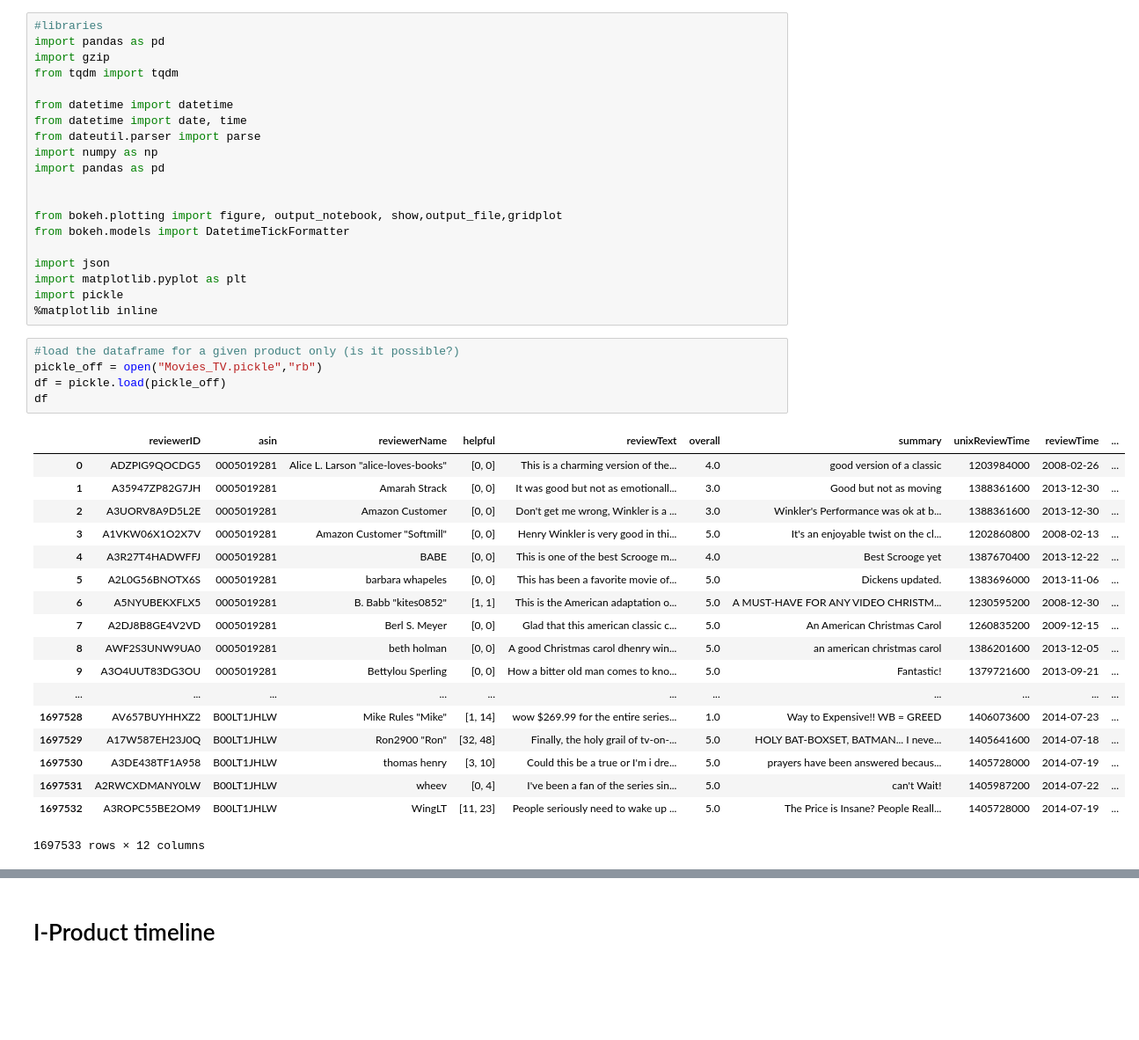
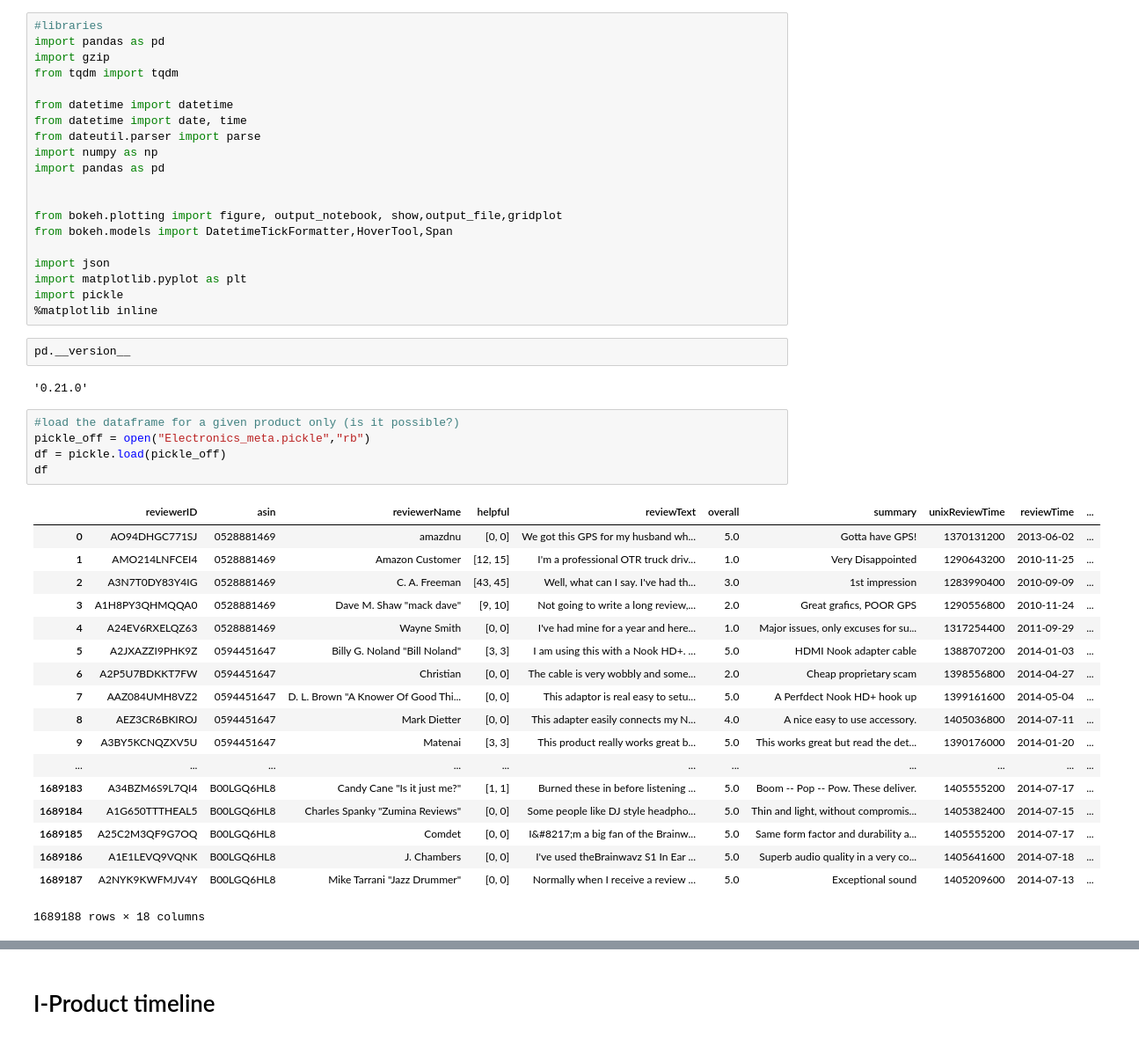
Before and after one commit to sourabhlal/ada2017, a Jupyter notebook: Project/timeline_distribution_correlations.ipynb, the cells around one changed output, grey strips where cells are left out. Shown at 88% size. Cells and saved outputs as stored; diff of their text form; blank space fills up the shorter version.

Commit message:
update
merge the dataframe and the metadata (meta_electronics_merge)
concatenate the reviews (timeline_distribution_correlations)

```diff
--- a/Project/timeline_distribution_correlations.ipynb
+++ b/Project/timeline_distribution_correlations.ipynb
@@ -12,33 +12,37 @@ import pandas as pd
 
 
 from bokeh.plotting import figure, output_notebook, show,output_file,gridplot
-from bokeh.models import DatetimeTickFormatter
+from bokeh.models import DatetimeTickFormatter,HoverTool,Span
 
 import json
 import matplotlib.pyplot as plt
 import pickle
 %matplotlib inline
+# %%
+pd.__version__
+# %% [output]
+'0.21.0'
 # %%
 #load the dataframe for a given product only (is it possible?)
-pickle_off = open("Movies_TV.pickle","rb")
+pickle_off = open("Electronics_meta.pickle","rb")
 df = pickle.load(pickle_off)
 df
 # %% [output]
 |  | reviewerID | asin | reviewerName | helpful | reviewText | overall | summary | unixReviewTime | reviewTime | ... |
-| 0 | ADZPIG9QOCDG5 | 0005019281 | Alice L. Larson "alice-loves-books" | [0, 0] | This is a charming version of the... | 4.0 | good version of a classic | 1203984000 | 2008-02-26 | ... |
-| 1 | A35947ZP82G7JH | 0005019281 | Amarah Strack | [0, 0] | It was good but not as emotionall... | 3.0 | Good but not as moving | 1388361600 | 2013-12-30 | ... |
-| 2 | A3UORV8A9D5L2E | 0005019281 | Amazon Customer | [0, 0] | Don't get me wrong, Winkler is a ... | 3.0 | Winkler's Performance was ok at b... | 1388361600 | 2013-12-30 | ... |
-| 3 | A1VKW06X1O2X7V | 0005019281 | Amazon Customer "Softmill" | [0, 0] | Henry Winkler is very good in thi... | 5.0 | It's an enjoyable twist on the cl... | 1202860800 | 2008-02-13 | ... |
-| 4 | A3R27T4HADWFFJ | 0005019281 | BABE | [0, 0] | This is one of the best Scrooge m... | 4.0 | Best Scrooge yet | 1387670400 | 2013-12-22 | ... |
-| 5 | A2L0G56BNOTX6S | 0005019281 | barbara whapeles | [0, 0] | This has been a favorite movie of... | 5.0 | Dickens updated. | 1383696000 | 2013-11-06 | ... |
-| 6 | A5NYUBEKXFLX5 | 0005019281 | B. Babb "kites0852" | [1, 1] | This is the American adaptation o... | 5.0 | A MUST-HAVE FOR ANY VIDEO CHRISTM... | 1230595200 | 2008-12-30 | ... |
-| 7 | A2DJ8B8GE4V2VD | 0005019281 | Berl S. Meyer | [0, 0] | Glad that this american classic c... | 5.0 | An American Christmas Carol | 1260835200 | 2009-12-15 | ... |
-| 8 | AWF2S3UNW9UA0 | 0005019281 | beth holman | [0, 0] | A good Christmas carol dhenry win... | 5.0 | an american christmas carol | 1386201600 | 2013-12-05 | ... |
-| 9 | A3O4UUT83DG3OU | 0005019281 | Bettylou Sperling | [0, 0] | How a bitter old man comes to kno... | 5.0 | Fantastic! | 1379721600 | 2013-09-21 | ... |
+| 0 | AO94DHGC771SJ | 0528881469 | amazdnu | [0, 0] | We got this GPS for my husband wh... | 5.0 | Gotta have GPS! | 1370131200 | 2013-06-02 | ... |
+| 1 | AMO214LNFCEI4 | 0528881469 | Amazon Customer | [12, 15] | I'm a professional OTR truck driv... | 1.0 | Very Disappointed | 1290643200 | 2010-11-25 | ... |
+| 2 | A3N7T0DY83Y4IG | 0528881469 | C. A. Freeman | [43, 45] | Well, what can I say. I've had th... | 3.0 | 1st impression | 1283990400 | 2010-09-09 | ... |
+| 3 | A1H8PY3QHMQQA0 | 0528881469 | Dave M. Shaw "mack dave" | [9, 10] | Not going to write a long review,... | 2.0 | Great grafics, POOR GPS | 1290556800 | 2010-11-24 | ... |
+| 4 | A24EV6RXELQZ63 | 0528881469 | Wayne Smith | [0, 0] | I've had mine for a year and here... | 1.0 | Major issues, only excuses for su... | 1317254400 | 2011-09-29 | ... |
+| 5 | A2JXAZZI9PHK9Z | 0594451647 | Billy G. Noland "Bill Noland" | [3, 3] | I am using this with a Nook HD+. ... | 5.0 | HDMI Nook adapter cable | 1388707200 | 2014-01-03 | ... |
+| 6 | A2P5U7BDKKT7FW | 0594451647 | Christian | [0, 0] | The cable is very wobbly and some... | 2.0 | Cheap proprietary scam | 1398556800 | 2014-04-27 | ... |
+| 7 | AAZ084UMH8VZ2 | 0594451647 | D. L. Brown "A Knower Of Good Thi... | [0, 0] | This adaptor is real easy to setu... | 5.0 | A Perfdect Nook HD+ hook up | 1399161600 | 2014-05-04 | ... |
+| 8 | AEZ3CR6BKIROJ | 0594451647 | Mark Dietter | [0, 0] | This adapter easily connects my N... | 4.0 | A nice easy to use accessory. | 1405036800 | 2014-07-11 | ... |
+| 9 | A3BY5KCNQZXV5U | 0594451647 | Matenai | [3, 3] | This product really works great b... | 5.0 | This works great but read the det... | 1390176000 | 2014-01-20 | ... |
 | ... | ... | ... | ... | ... | ... | ... | ... | ... | ... | ... |
-| 1697528 | AV657BUYHHXZ2 | B00LT1JHLW | Mike Rules "Mike" | [1, 14] | wow $269.99 for the entire series... | 1.0 | Way to Expensive!! WB = GREED | 1406073600 | 2014-07-23 | ... |
-| 1697529 | A17W587EH23J0Q | B00LT1JHLW | Ron2900 "Ron" | [32, 48] | Finally, the holy grail of tv-on-... | 5.0 | HOLY BAT-BOXSET, BATMAN... I neve... | 1405641600 | 2014-07-18 | ... |
-| 1697530 | A3DE438TF1A958 | B00LT1JHLW | thomas henry | [3, 10] | Could this be a true or I'm i dre... | 5.0 | prayers have been answered becaus... | 1405728000 | 2014-07-19 | ... |
-| 1697531 | A2RWCXDMANY0LW | B00LT1JHLW | wheev | [0, 4] | I've been a fan of the series sin... | 5.0 | can't Wait! | 1405987200 | 2014-07-22 | ... |
-| 1697532 | A3ROPC55BE2OM9 | B00LT1JHLW | WingLT | [11, 23] | People seriously need to wake up ... | 5.0 | The Price is Insane? People Reall... | 1405728000 | 2014-07-19 | ... |
+| 1689183 | A34BZM6S9L7QI4 | B00LGQ6HL8 | Candy Cane "Is it just me?" | [1, 1] | Burned these in before listening ... | 5.0 | Boom -- Pop -- Pow. These deliver. | 1405555200 | 2014-07-17 | ... |
+| 1689184 | A1G650TTTHEAL5 | B00LGQ6HL8 | Charles Spanky "Zumina Reviews" | [0, 0] | Some people like DJ style headpho... | 5.0 | Thin and light, without compromis... | 1405382400 | 2014-07-15 | ... |
+| 1689185 | A25C2M3QF9G7OQ | B00LGQ6HL8 | Comdet | [0, 0] | I&#8217;m a big fan of the Brainw... | 5.0 | Same form factor and durability a... | 1405555200 | 2014-07-17 | ... |
+| 1689186 | A1E1LEVQ9VQNK | B00LGQ6HL8 | J. Chambers | [0, 0] | I've used theBrainwavz S1 In Ear ... | 5.0 | Superb audio quality in a very co... | 1405641600 | 2014-07-18 | ... |
+| 1689187 | A2NYK9KWFMJV4Y | B00LGQ6HL8 | Mike Tarrani "Jazz Drummer" | [0, 0] | Normally when I receive a review ... | 5.0 | Exceptional sound | 1405209600 | 2014-07-13 | ... |
-1697533 rows × 12 columns
+1689188 rows × 18 columns
```
Also changed, not shown: parts of 46 cells of this notebook, 1 other file.
